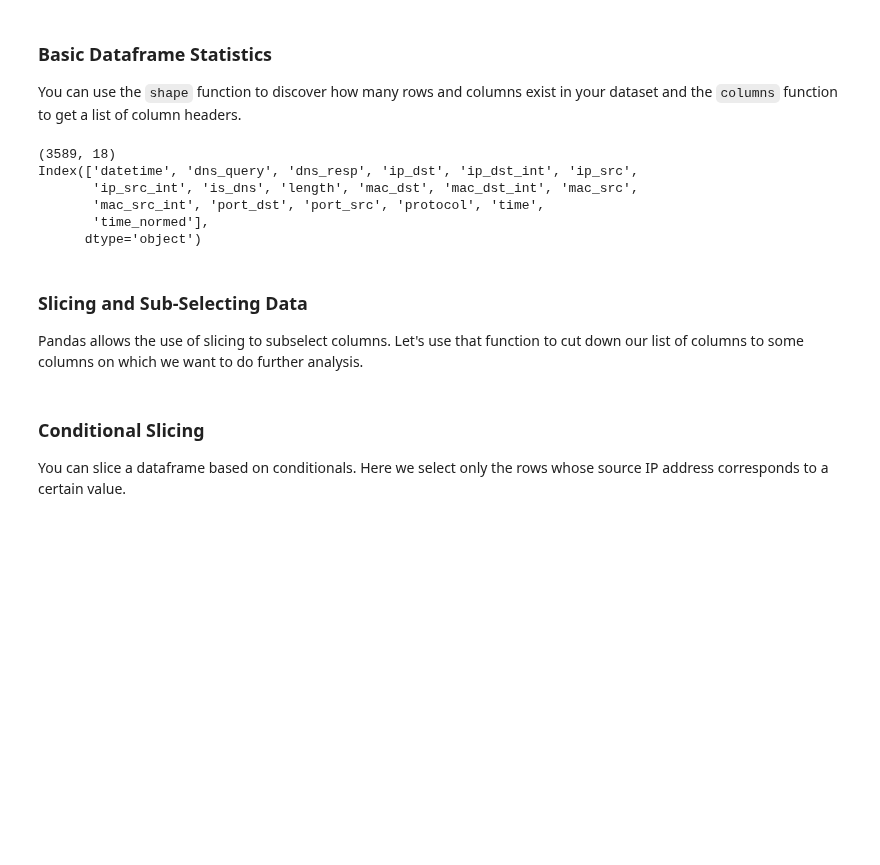
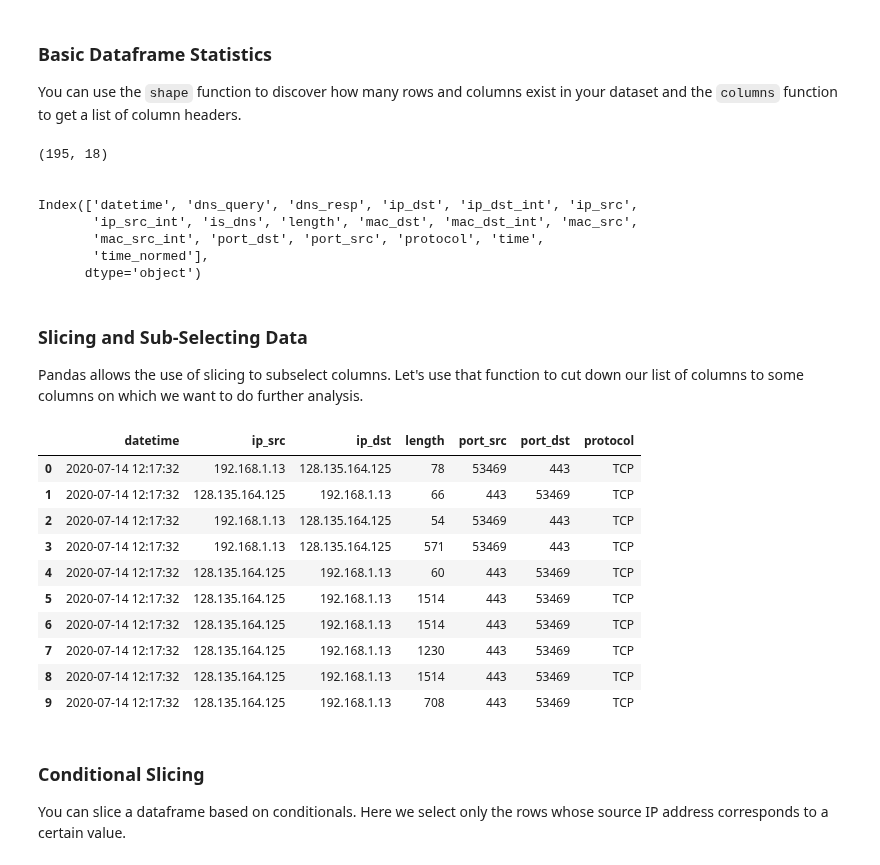
Before and after one commit to noise-lab/ml-networking, a Jupyter notebook: notebooks/0-Packet Capture Analysis.ipynb, the cells around one changed output. Cells and saved outputs as stored; diff of their text form; code cells hidden in the pictures; blank space fills up the shorter version.

```diff
--- a/notebooks/0-Packet Capture Analysis.ipynb
+++ b/notebooks/0-Packet Capture Analysis.ipynb
@@ -50,10 +57,12 @@ FileNotFoundError: [Errno 2] No such file or directory: '/Users/feamster/Downloa
 
 You can use the `shape` function to discover how many rows and columns exist in your dataset and the `columns` function to get a list of column headers.
 # %%
-print(pcap.shape)
+print('{}\n\n'.format(pcap.shape))
 print(pcap.columns)
 # %% [output]
-(3589, 18)
+(195, 18)
+
+
 Index(['datetime', 'dns_query', 'dns_resp', 'ip_dst', 'ip_dst_int', 'ip_src',
        'ip_src_int', 'is_dns', 'length', 'mac_dst', 'mac_dst_int', 'mac_src',
        'mac_src_int', 'port_dst', 'port_src', 'protocol', 'time',
@@ -64,8 +73,21 @@ Index(['datetime', 'dns_query', 'dns_resp', 'ip_dst', 'ip_dst_int', 'ip_src',
 
 Pandas allows the use of slicing to subselect columns. Let's use that function to cut down our list of columns to some columns on which we want to do further analysis.
 # %%
-pcap = pcap.loc[:,['datetime','dns_query','dns_resp','ip_src','ip_dst',
-                   'is_dns','length','port_src','port_dst','protocol']]
+pcap = pcap.loc[:,['datetime','ip_src','ip_dst',
+                   'length','port_src','port_dst','protocol']]
+pcap.head(10)
+# %% [output]
+|  | datetime | ip_src | ip_dst | length | port_src | port_dst | protocol |
+| 0 | 2020-07-14 12:17:32 | 192.168.1.13 | 128.135.164.125 | 78 | 53469 | 443 | TCP |
+| 1 | 2020-07-14 12:17:32 | 128.135.164.125 | 192.168.1.13 | 66 | 443 | 53469 | TCP |
+| 2 | 2020-07-14 12:17:32 | 192.168.1.13 | 128.135.164.125 | 54 | 53469 | 443 | TCP |
+| 3 | 2020-07-14 12:17:32 | 192.168.1.13 | 128.135.164.125 | 571 | 53469 | 443 | TCP |
+| 4 | 2020-07-14 12:17:32 | 128.135.164.125 | 192.168.1.13 | 60 | 443 | 53469 | TCP |
+| 5 | 2020-07-14 12:17:32 | 128.135.164.125 | 192.168.1.13 | 1514 | 443 | 53469 | TCP |
+| 6 | 2020-07-14 12:17:32 | 128.135.164.125 | 192.168.1.13 | 1514 | 443 | 53469 | TCP |
+| 7 | 2020-07-14 12:17:32 | 128.135.164.125 | 192.168.1.13 | 1230 | 443 | 53469 | TCP |
+| 8 | 2020-07-14 12:17:32 | 128.135.164.125 | 192.168.1.13 | 1514 | 443 | 53469 | TCP |
+| 9 | 2020-07-14 12:17:32 | 128.135.164.125 | 192.168.1.13 | 708 | 443 | 53469 | TCP |
 # %% [markdown]
 ### Conditional Slicing
 
```
Also changed, not shown: parts of 6 cells of this notebook.
